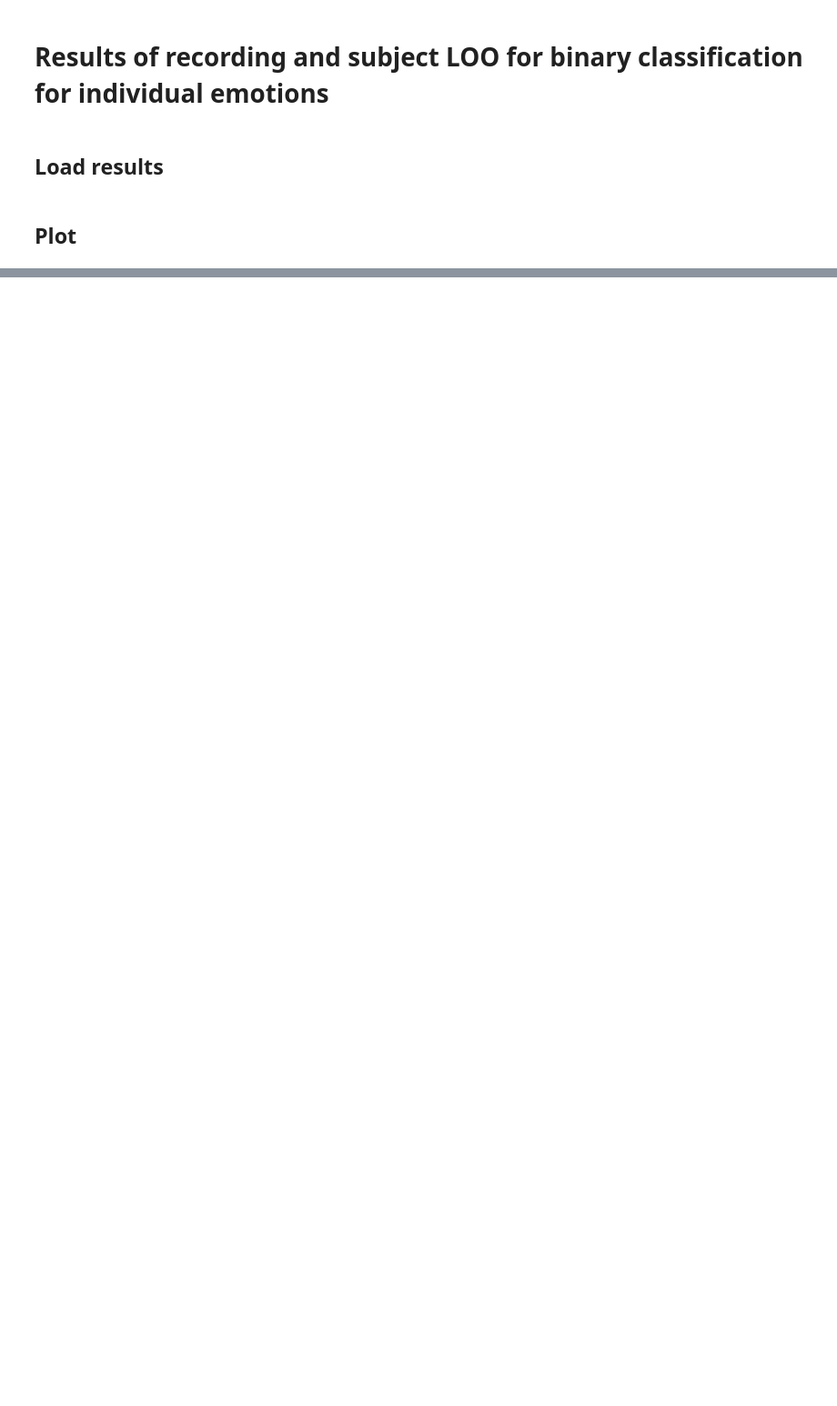
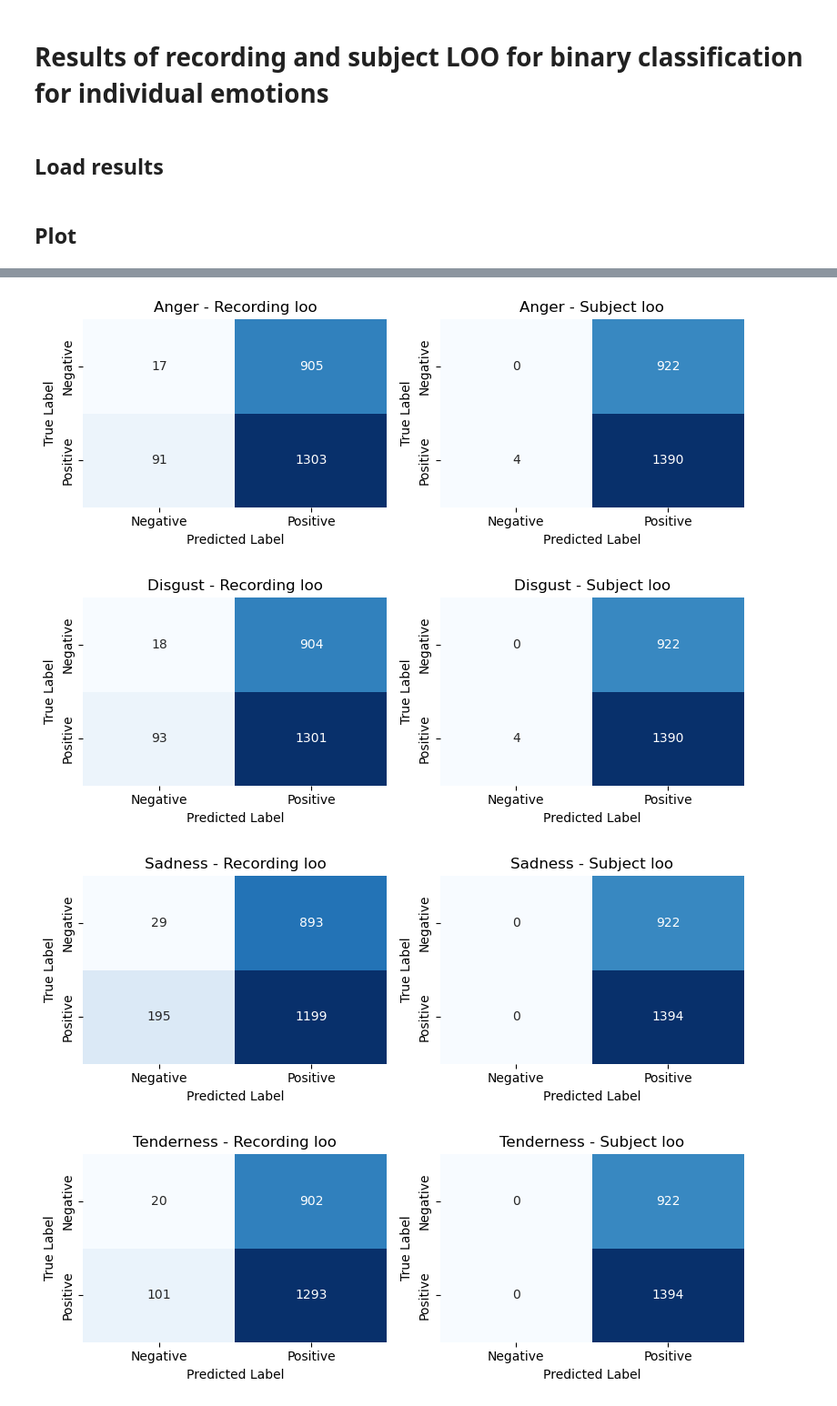
Before and after one commit to Space0code/GFM-for-eyetracker, a Jupyter notebook: src/emotions/binary/results_analysis.ipynb, the cells around one changed output, grey strips where cells are left out. Shown at 91% size. Saved outputs shown, nothing was run; the diff lists cells and outputs as text; code cells hidden in the pictures; blank space fills up the shorter version.

Commit message:
CMs reveal GNN predicts 1 all the time

```diff
--- a/src/emotions/binary/results_analysis.ipynb
+++ b/src/emotions/binary/results_analysis.ipynb
@@ -54,0 +57,56 @@ for emotion in results_dirs.keys():
+# %%
+import numpy as np
+import seaborn as sns
+from sklearn.metrics import confusion_matrix
+import glob
+
+# For each emotion, plot confusion matrices for recording_loo and subject_loo
+for emotion, dir_name in results_dirs.items():
+    fig, axes = plt.subplots(1, 2, figsize=(8, 3))
+
+    for ax_idx, subdir in enumerate(subdirs):
+        base_path = os.path.join(results_root_dir, dir_name, subdir)
+
+        # Find all fold directories (r_1, r_2, ... or s_1, s_2, ...)
+        fold_dirs = sorted(glob.glob(os.path.join(base_path, "[rs]_*")))
+
+        # Aggregate all predictions and targets
+        all_predictions = []
+        all_targets = []
+
+        for fold_dir in fold_dirs:
+            pred_path = os.path.join(fold_dir, "test_predictions.npy")
+            target_path = os.path.join(fold_dir, "test_targets.npy")
+
+            if os.path.exists(pred_path) and os.path.exists(target_path):
+                preds = np.load(pred_path)
+                targets = np.load(target_path)
+                all_predictions.append(preds)
+                all_targets.append(targets)
+
+        if all_predictions and all_targets:
+            # Concatenate all folds
+            all_predictions = np.concatenate(all_predictions)
+            all_targets = np.concatenate(all_targets)
+
+            # Convert probabilities to class predictions
+            pred_classes = (all_predictions > 0.5).astype(int)
+
+            # Compute confusion matrix
+            cm = confusion_matrix(all_targets, pred_classes)
+
+            # Plot
+            sns.heatmap(cm, annot=True, fmt="d", cmap="Blues", ax=axes[ax_idx],
+                       cbar=False, xticklabels=["Negative", "Positive"],
+                       yticklabels=["Negative", "Positive"])
+            axes[ax_idx].set_title(f"{emotion.capitalize()} - {subdir.replace('_', ' ').capitalize()}")
+            axes[ax_idx].set_ylabel("True Label")
+            axes[ax_idx].set_xlabel("Predicted Label")
+
+    plt.tight_layout()
+    plt.show()
+# %% [output]
+[figure, added]
+[figure, added]
+[figure, added]
+[figure, added]
```
Also changed, not shown: parts of 2 cells of this notebook.
